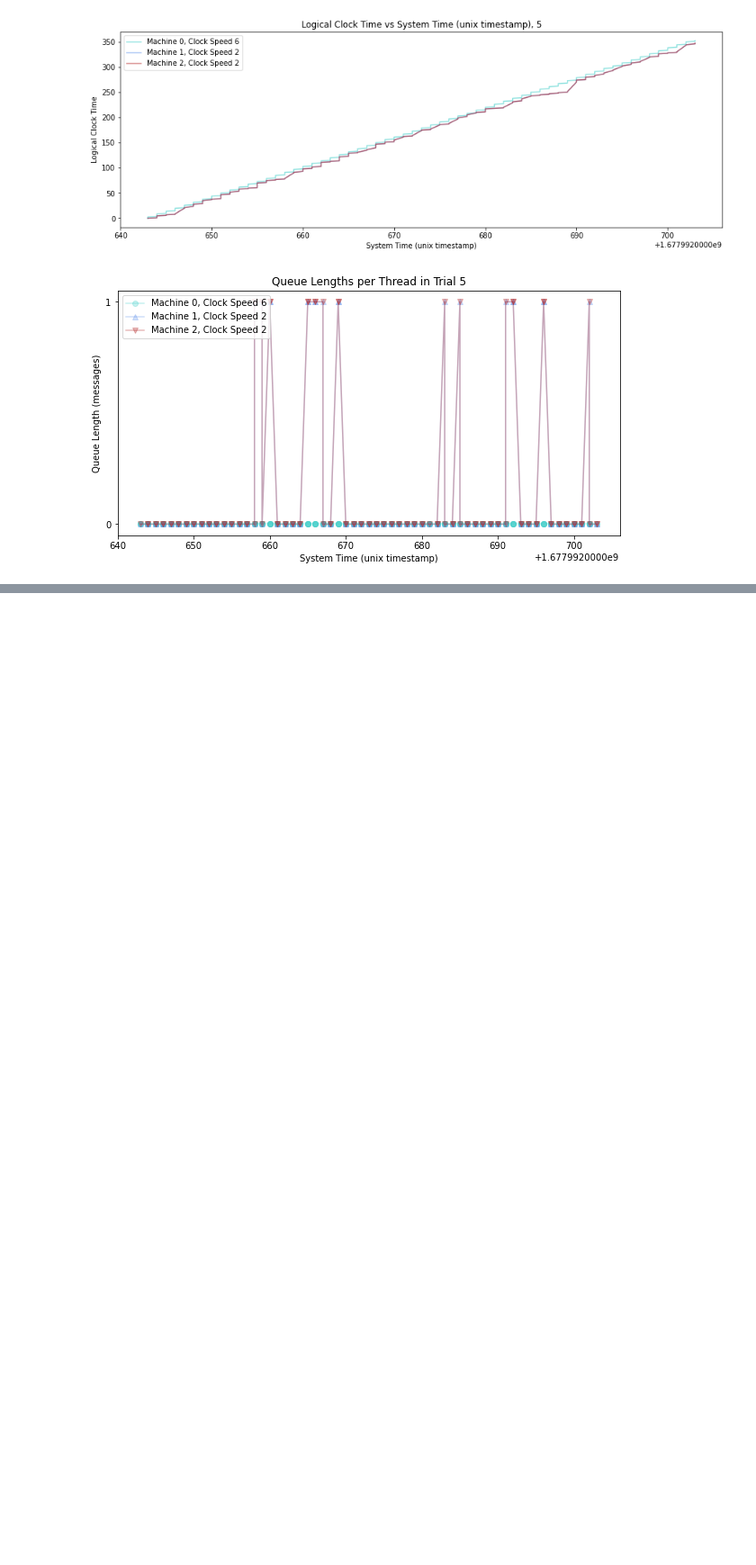
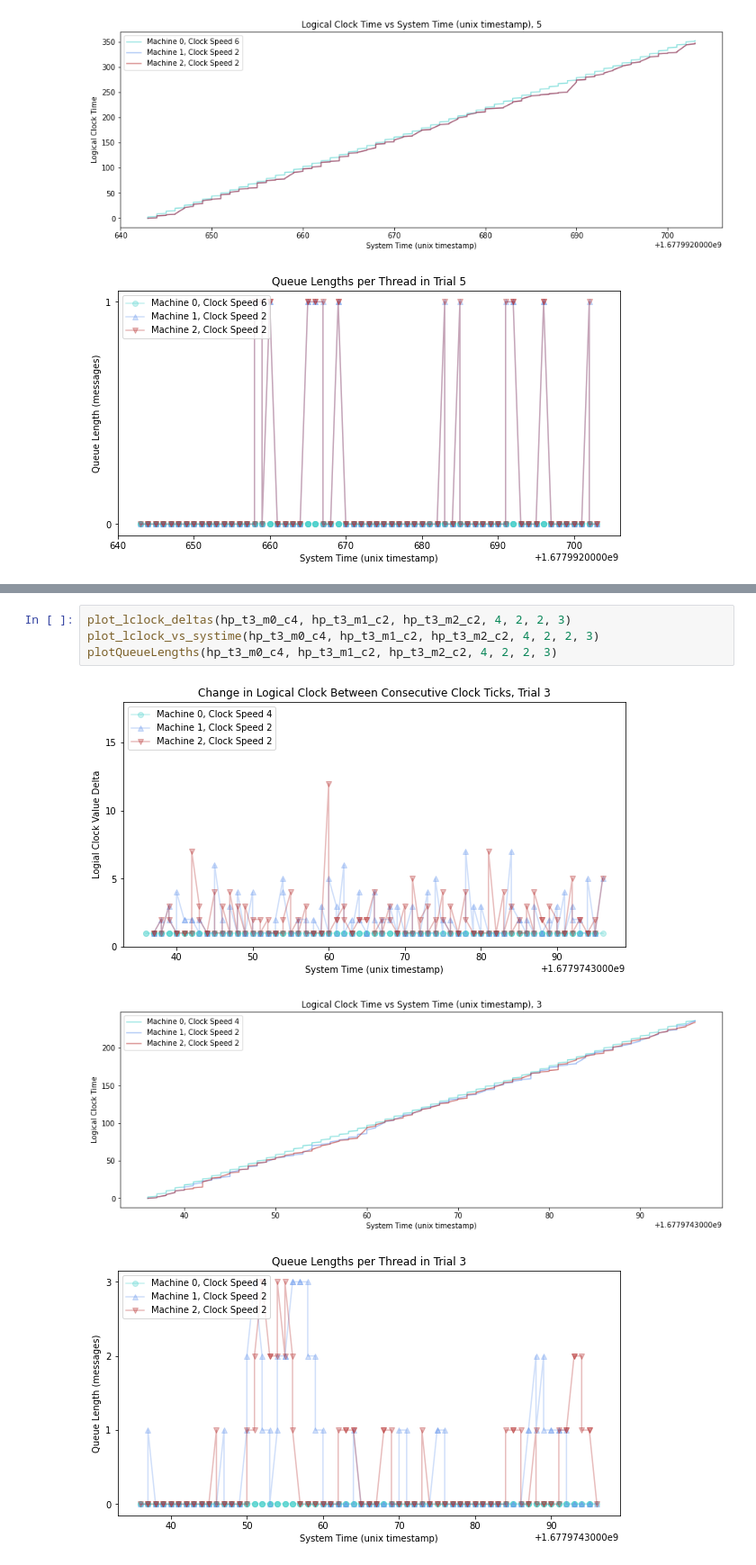
Before and after one commit to carolynwanf/CS262-logical-clocks, a Jupyter notebook: socketImplementation/logicalClockAnalysis.ipynb, the cells around one changed output, grey strips where cells are left out. Shown at 90% size. Drawn from its saved outputs; the diff is of its cells as text; blank space fills up the shorter version.

```diff
--- a/socketImplementation/logicalClockAnalysis.ipynb
+++ b/socketImplementation/logicalClockAnalysis.ipynb
@@ -124,0 +162,8 @@ plotQueueLengths(t5_m0_c6, t5_m1_c2, t5_m1_c2, 6, 2, 2, 5)
+# %%
+plot_lclock_deltas(hp_t3_m0_c4, hp_t3_m1_c2, hp_t3_m2_c2, 4, 2, 2, 3)
+plot_lclock_vs_systime(hp_t3_m0_c4, hp_t3_m1_c2, hp_t3_m2_c2, 4, 2, 2, 3)
+plotQueueLengths(hp_t3_m0_c4, hp_t3_m1_c2, hp_t3_m2_c2, 4, 2, 2, 3)
+# %% [output]
+[figure, added]
+[figure, added]
+[figure, added]
```
Also changed, not shown: parts of 9 cells of this notebook, 1 other file.
